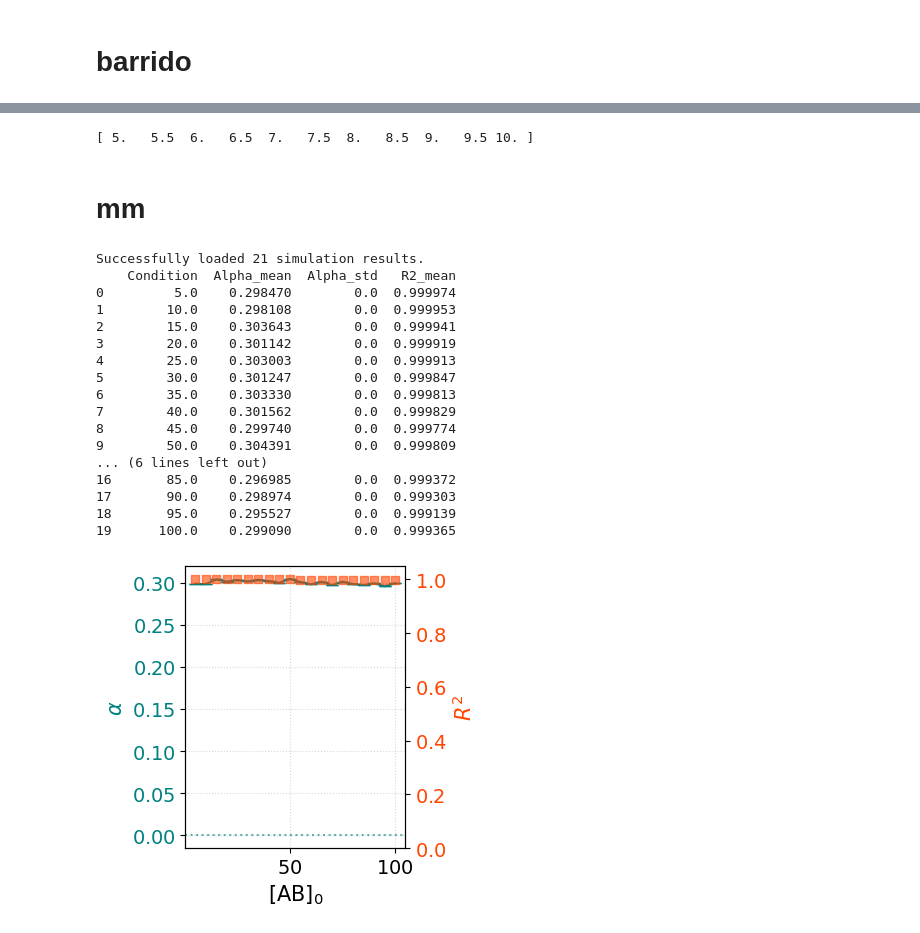
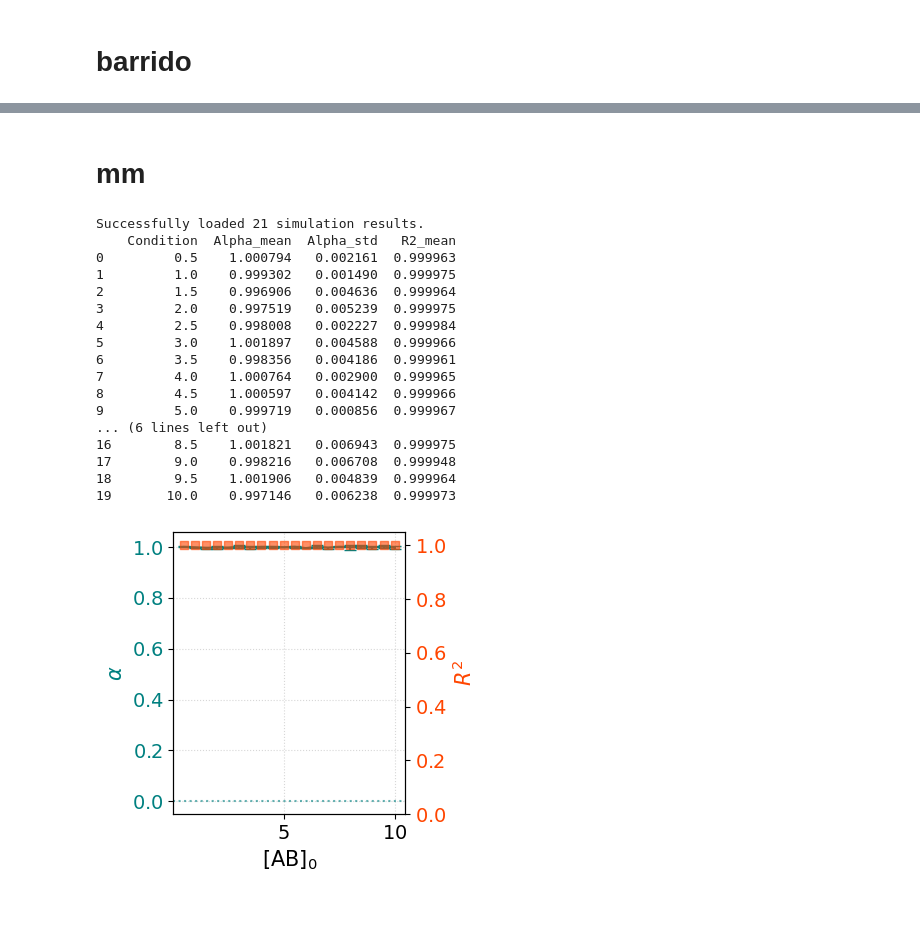
Before and after one commit to CAB-GCA/catalytic_world, a Jupyter notebook: third_order/ab0_sweep_to_mm.ipynb, the cells around one changed output, grey strips where cells are left out. Saved outputs shown, nothing was run; the diff lists cells and outputs as text; code cells hidden in the pictures.

```diff
--- a/third_order/ab0_sweep_to_mm.ipynb
+++ b/third_order/ab0_sweep_to_mm.ipynb
@@ -328,31 +310,27 @@ plot_all_volumes_AB(results, xlim= 40)
-# %%
-print(np.linspace(5,10, 11))
-# %% [output]
-[ 5.   5.5  6.   6.5  7.   7.5  8.   8.5  9.   9.5 10. ]
 # %% [markdown]
 # mm
 # %%
-results = load_streamed_pickle("barrido_ab0_MM_v2.pkl")
+results = load_streamed_pickle("barrido_ab0_MM_v3.pkl")
 plot_AB_barrido(results)
 # %% [output]
 Successfully loaded 21 simulation results.
     Condition  Alpha_mean  Alpha_std   R2_mean
-0         5.0    0.298470        0.0  0.999974
-1        10.0    0.298108        0.0  0.999953
-2        15.0    0.303643        0.0  0.999941
-3        20.0    0.301142        0.0  0.999919
-4        25.0    0.303003        0.0  0.999913
-5        30.0    0.301247        0.0  0.999847
-6        35.0    0.303330        0.0  0.999813
-7        40.0    0.301562        0.0  0.999829
-8        45.0    0.299740        0.0  0.999774
-9        50.0    0.304391        0.0  0.999809
+0         0.5    1.000794   0.002161  0.999963
+1         1.0    0.999302   0.001490  0.999975
+2         1.5    0.996906   0.004636  0.999964
+3         2.0    0.997519   0.005239  0.999975
+4         2.5    0.998008   0.002227  0.999984
+5         3.0    1.001897   0.004588  0.999966
+6         3.5    0.998356   0.004186  0.999961
+7         4.0    1.000764   0.002900  0.999965
+8         4.5    1.000597   0.004142  0.999966
+9         5.0    0.999719   0.000856  0.999967
 ... (6 lines left out)
-16       85.0    0.296985        0.0  0.999372
-17       90.0    0.298974        0.0  0.999303
-18       95.0    0.295527        0.0  0.999139
-19      100.0    0.299090        0.0  0.999365
+16        8.5    1.001821   0.006943  0.999975
+17        9.0    0.998216   0.006708  0.999948
+18        9.5    1.001906   0.004839  0.999964
+19       10.0    0.997146   0.006238  0.999973
-[figure, old version]
+[figure, new version]
 # %%
 plot_all_volumes_AB(results,  )
 # %% [output]
```
Also changed, not shown: parts of 6 cells of this notebook, 2 other files.
